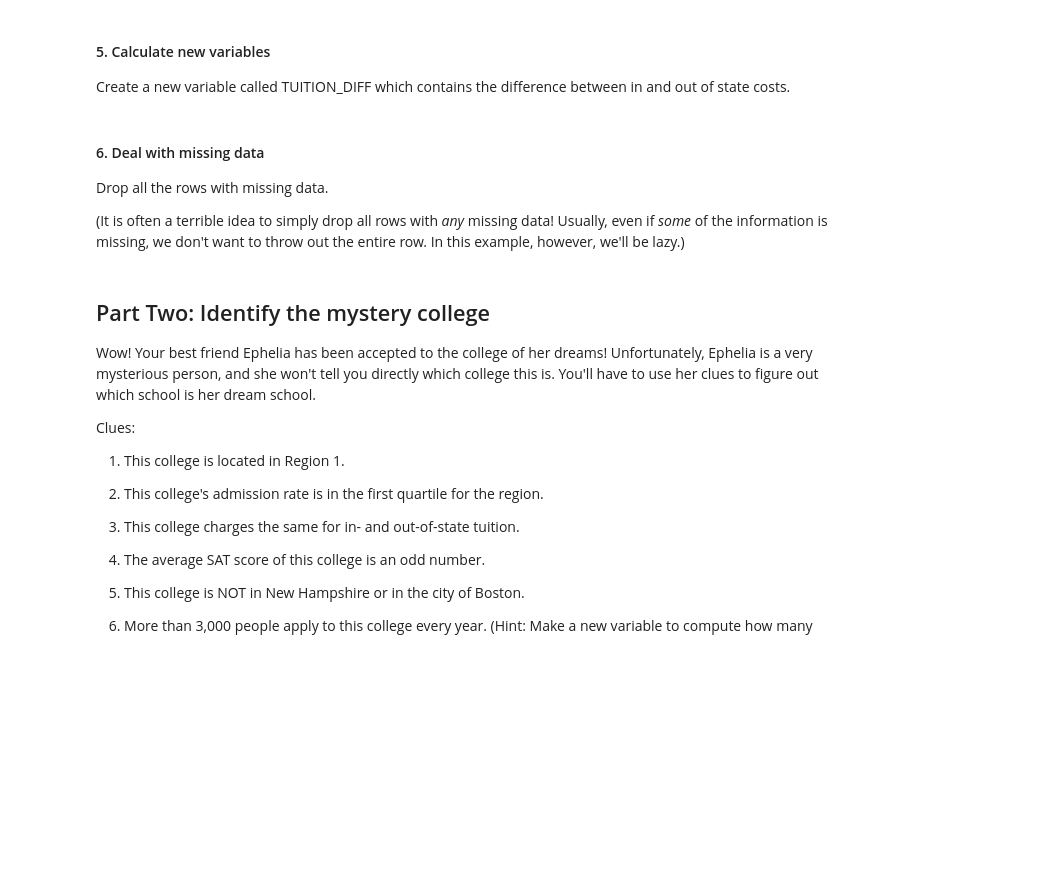
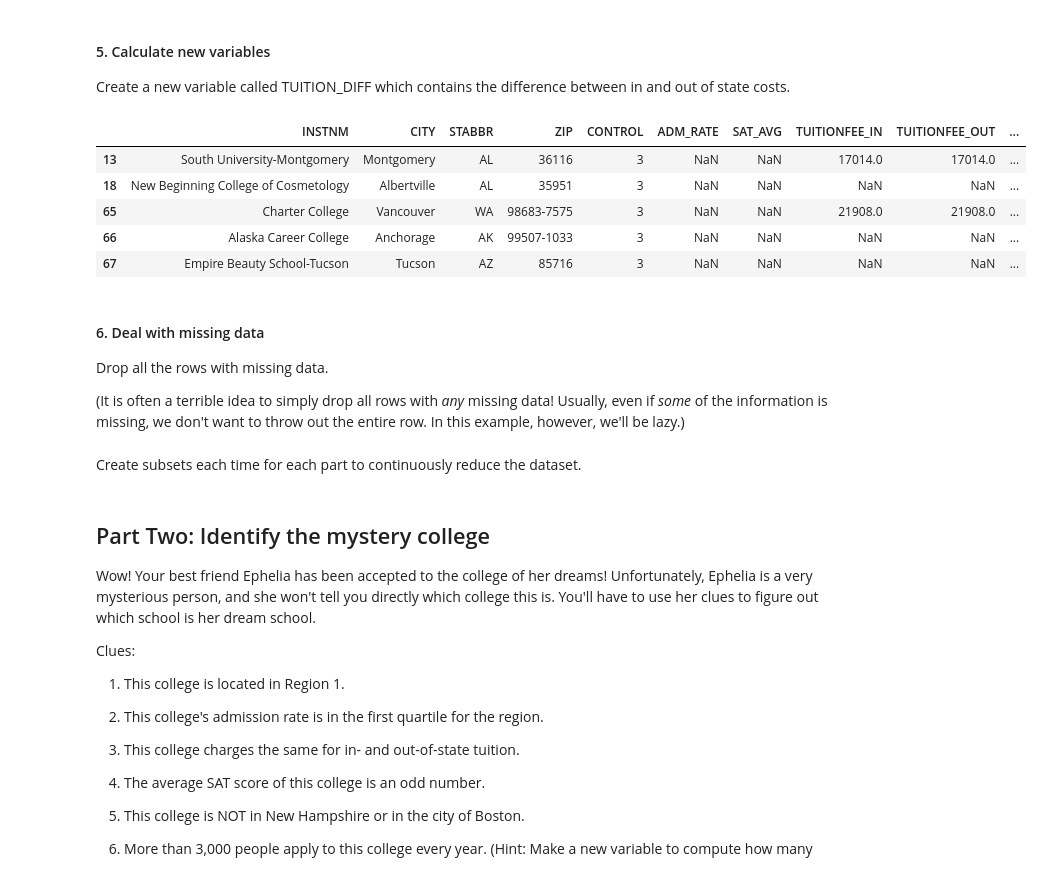
Before and after one commit to ulisesjcaroflores/Week2-GSB530F25, a Jupyter notebook: PA_wrangle.ipynb, the cells around one changed output. Saved outputs shown, nothing was run; the diff lists cells and outputs as text; code cells hidden in the pictures; blank space fills up the shorter version.

```diff
--- a/PA_wrangle.ipynb
+++ b/PA_wrangle.ipynb
@@ -98,3 +134,8 @@ colleges_clean['ADM_RATE'] = colleges_clean['ADM_Rate'].astype('numeric')
+# %%
+colleges_clean['TUITIONFEE_IN'] = pd.to_numeric(colleges_clean['TUITIONFEE_IN'], errors = 'coerce')
+colleges_clean['TUITIONFEE_OUT'] = pd.to_numeric(colleges_clean['TUITIONFEE_OUT'], errors = 'coerce')
+colleges_clean['SAT_AVG'] = pd.to_numeric(colleges_clean['SAT_AVG'], errors ='coerce')
+colleges_clean['ADM_RATE'] = pd.to_numeric(colleges_clean['ADM_RATE'], errors ='coerce')
 # %% [markdown]
 ### 4. Adjust variable types: Categorical
 
@@ -104,14 +145,22 @@ We know, however, that some variables are truly *categorical*, in that there are
 
 Adjust the appropriate columns to be understood as categorical.
 # %%
-colleges_clean['CONTROL'].astype('category')
-colleges_clean['REGION'].astype('category')
+colleges_clean['CONTROL'] = colleges_clean['CONTROL'].astype('category')
+colleges_clean['REGION'] = colleges_clean['REGION'].astype('category')
 # %% [markdown]
 #### 5. Calculate new variables
 
 Create a new variable called TUITION_DIFF which contains the difference between in and out of state costs.
 # %%
-colleges_clean['TUITION_DIFF'] = TUITIONFEE_OUT - TUITIONFEE_IN
+colleges_clean['TUITION_DIFF'] = colleges_clean['TUITIONFEE_OUT'] - colleges_clean['TUITIONFEE_IN']
+colleges_clean.head()
+# %% [output]
+|  | INSTNM | CITY | STABBR | ZIP | CONTROL | ADM_RATE | SAT_AVG | TUITIONFEE_IN | TUITIONFEE_OUT | ... |
+| 13 | South University-Montgomery | Montgomery | AL | 36116 | 3 | NaN | NaN | 17014.0 | 17014.0 | ... |
+| 18 | New Beginning College of Cosmetology | Albertville | AL | 35951 | 3 | NaN | NaN | NaN | NaN | ... |
+| 65 | Charter College | Vancouver | WA | 98683-7575 | 3 | NaN | NaN | 21908.0 | 21908.0 | ... |
+| 66 | Alaska Career College | Anchorage | AK | 99507-1033 | 3 | NaN | NaN | NaN | NaN | ... |
+| 67 | Empire Beauty School-Tucson | Tucson | AZ | 85716 | 3 | NaN | NaN | NaN | NaN | ... |
 # %% [markdown]
 #### 6. Deal with missing data
 
@@ -120,6 +169,8 @@ Drop all the rows with missing data.
 (It is often a terrible idea to simply drop all rows with *any* missing data!  Usually, even if *some* of the information is missing, we don't want to throw out the entire row.  In this example, however, we'll be lazy.)
 # %%
 colleges_clean = colleges_clean.dropna(axis = 1)
+# %% [markdown]
+Create subsets each time for each part to continuously reduce the dataset.
 # %% [markdown]
 ## Part Two:  Identify the mystery college
 
```
Also changed, not shown: parts of 5 cells of this notebook.
